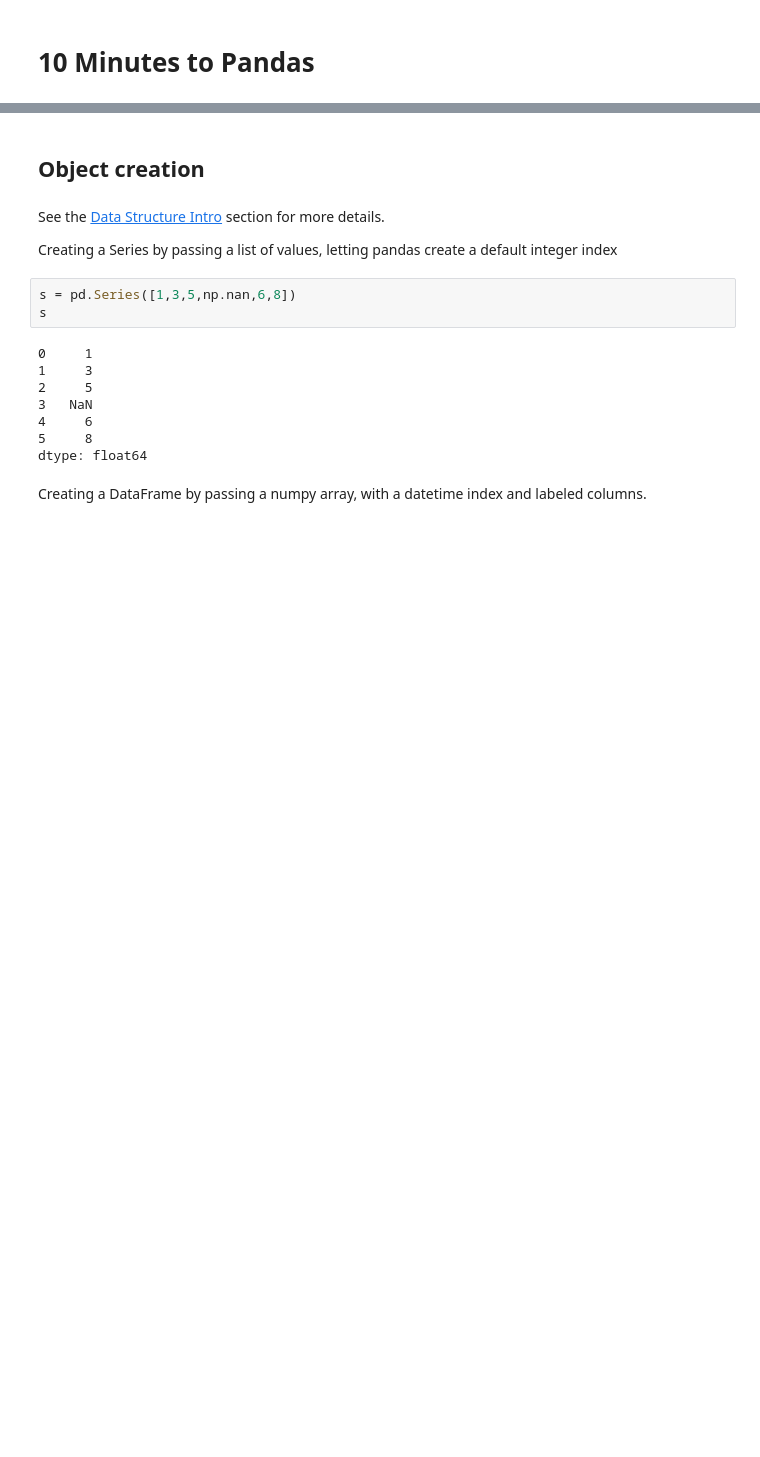
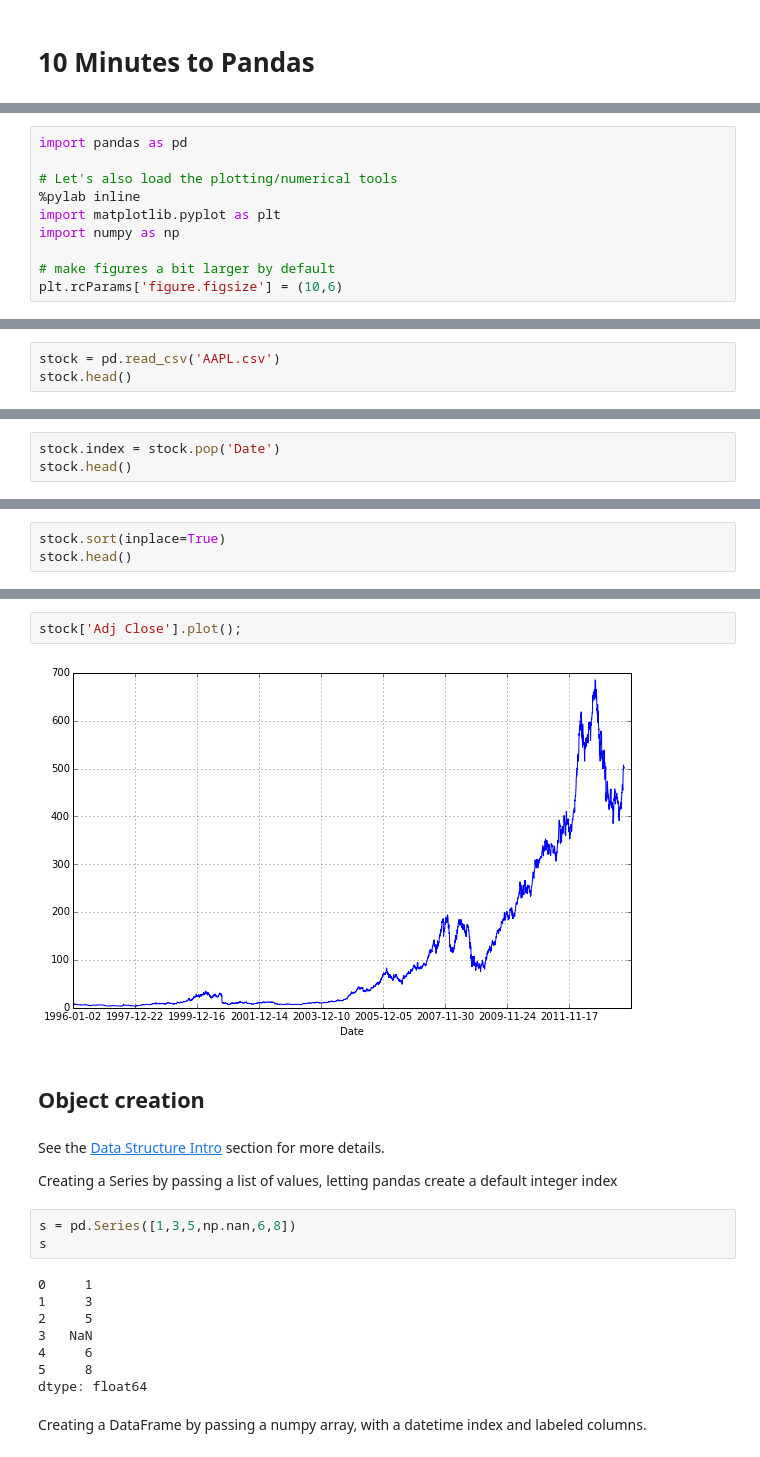
Before and after one commit to profjsb/python-bootcamp, a Jupyter notebook: Lectures/05_NumpyMatplotlib/10 Minutes to Pandas.ipynb, the cells around one changed output, grey strips where cells are left out. Saved outputs shown, nothing was run; the diff lists cells and outputs as text; blank space fills up the shorter version.

```diff
--- a/Lectures/05_NumpyMatplotlib/10 Minutes to Pandas.ipynb
+++ b/Lectures/05_NumpyMatplotlib/10 Minutes to Pandas.ipynb
@@ -14,0 +19,10 @@ import numpy as np
+# %%
+import pandas as pd
+
+# Let's also load the plotting/numerical tools
+%pylab inline
+import matplotlib.pyplot as plt
+import numpy as np
+
+# make figures a bit larger by default
+plt.rcParams['figure.figsize'] = (10,6)
@@ -14,0 +48,3 @@ import numpy as np
+# %%
+stock = pd.read_csv('AAPL.csv')
+stock.head()
@@ -14,0 +58,3 @@ import numpy as np
+# %%
+stock.index = stock.pop('Date')
+stock.head()
@@ -14,0 +69,3 @@ import numpy as np
+# %%
+stock.sort(inplace=True)
+stock.head()
@@ -15,3 +80,7 @@ import numpy as np
+# %%
+stock['Adj Close'].plot();
+# %% [output]
+[figure, added]
 # %% [markdown]
 ## Object creation
 # %% [markdown]
```
Also changed, not shown: parts of 10 cells of this notebook, 1 other file.
